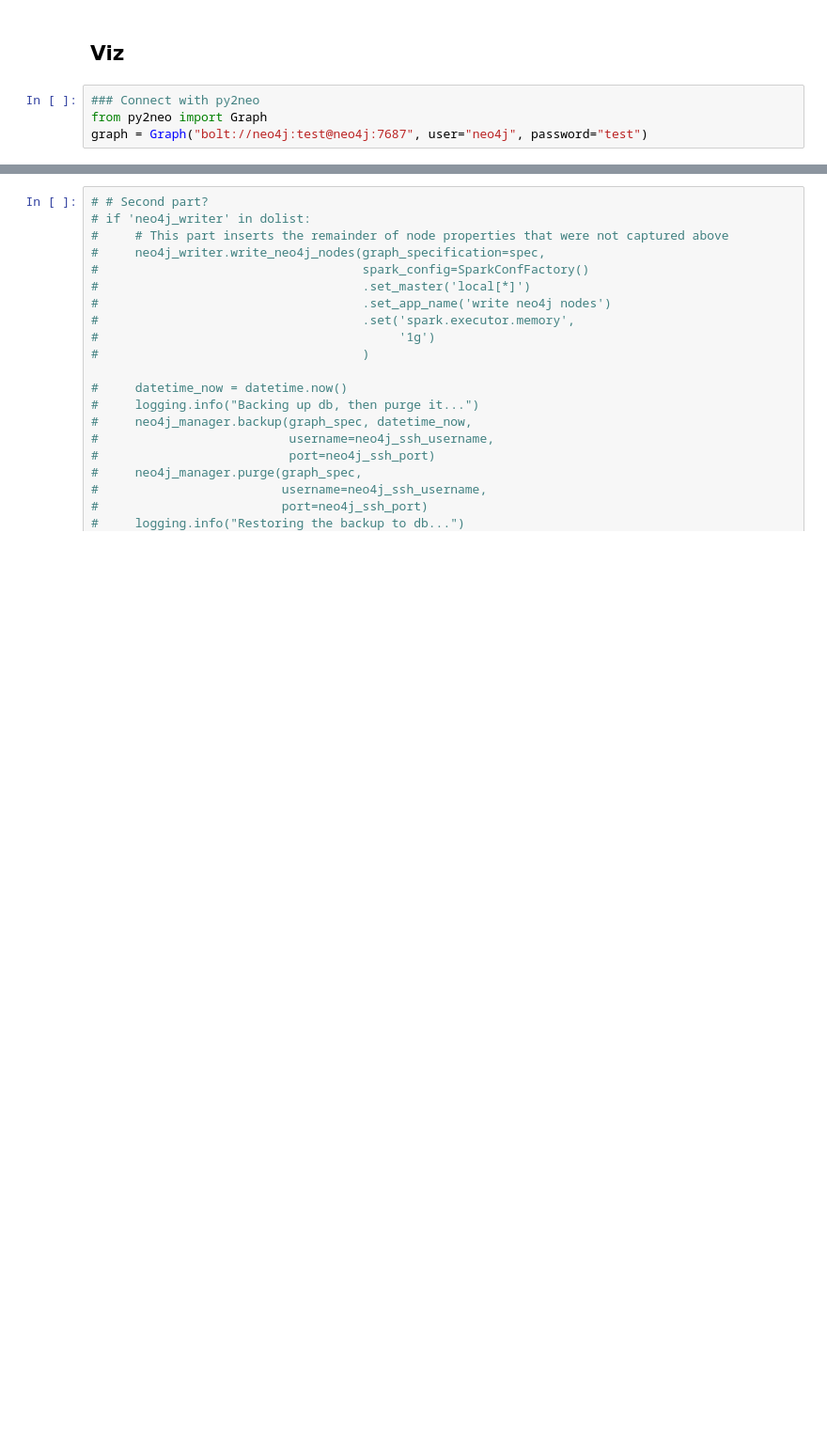
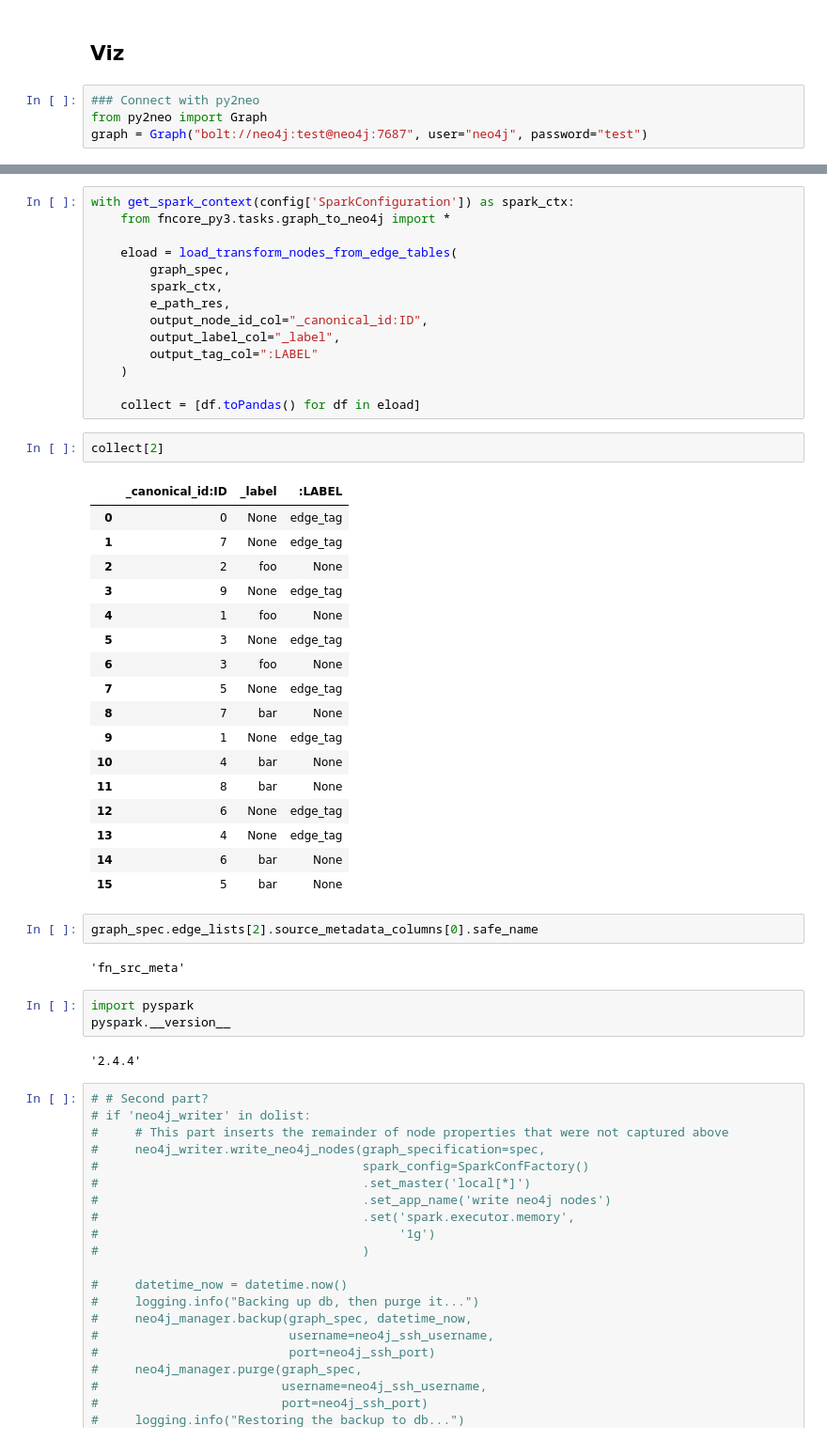
Before and after one commit to shermanelee92/hadoop-spark-hive, a Jupyter notebook: dags/finnet_py3_notebooks/finnet3_tests_1-run_fullchain_deepdive.ipynb, the cells around one changed output, grey strips where cells are left out. Shown at 94% size. Saved outputs shown, nothing was run; the diff lists cells and outputs as text; blank space fills up the shorter version.

Commit message:
feat: graph builder can ingest node meta data from edge tables

```diff
--- a/dags/finnet_py3_notebooks/finnet3_tests_1-run_fullchain_deepdive.ipynb
+++ b/dags/finnet_py3_notebooks/finnet3_tests_1-run_fullchain_deepdive.ipynb
@@ -355,3 +347,46 @@ def load_transform_nodes_from_edge_tables(graph_specification,
+# %%
+with get_spark_context(config['SparkConfiguration']) as spark_ctx:
+    from fncore_py3.tasks.graph_to_neo4j import *
+
+    eload = load_transform_nodes_from_edge_tables(
+        graph_spec,
+        spark_ctx,
+        e_path_res,
+        output_node_id_col="_canonical_id:ID",
+        output_label_col="_label",
+        output_tag_col=":LABEL"
+    )
+
+    collect = [df.toPandas() for df in eload]
+# %%
+collect[2]
+# %% [output]
+|  | _canonical_id:ID | _label | :LABEL |
+| 0 | 0 | None | edge_tag |
+| 1 | 7 | None | edge_tag |
+| 2 | 2 | foo | None |
+| 3 | 9 | None | edge_tag |
+| 4 | 1 | foo | None |
+| 5 | 3 | None | edge_tag |
+| 6 | 3 | foo | None |
+| 7 | 5 | None | edge_tag |
+| 8 | 7 | bar | None |
+| 9 | 1 | None | edge_tag |
+| 10 | 4 | bar | None |
+| 11 | 8 | bar | None |
+| 12 | 6 | None | edge_tag |
+| 13 | 4 | None | edge_tag |
+| 14 | 6 | bar | None |
+| 15 | 5 | bar | None |
+# %%
+graph_spec.edge_lists[2].source_metadata_columns[0].safe_name
+# %% [output]
+'fn_src_meta'
+# %%
+import pyspark
+pyspark.__version__
+# %% [output]
+'2.4.4'
 # %%
 # # Second part?
 # if 'neo4j_writer' in dolist:
```
Also changed, not shown: parts of 9 cells of this notebook, 4 other files.
